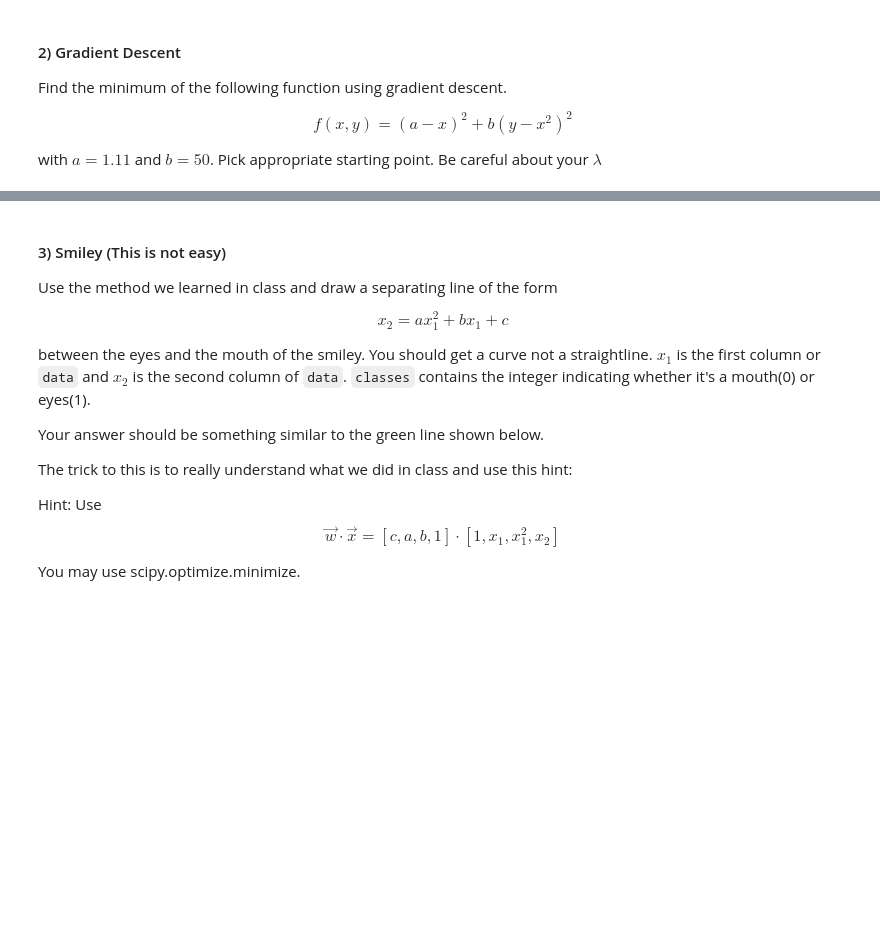
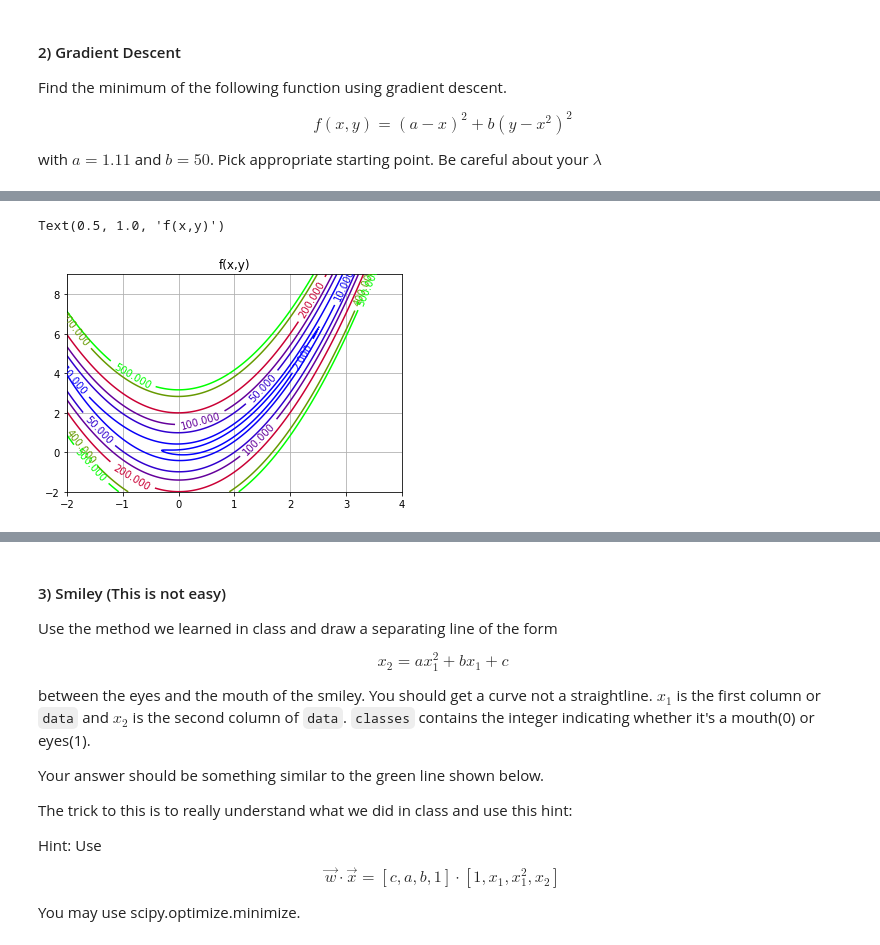
Before and after one commit to sirinnear/num-meth, a Jupyter notebook: Assignments/Homework-5/Homework 5 Gradient Descent.ipynb, the cells around one changed output, grey strips where cells are left out. Cells and saved outputs as stored; diff of their text form; code cells hidden in the pictures; blank space fills up the shorter version.

```diff
--- a/Assignments/Homework-5/Homework 5 Gradient Descent.ipynb
+++ b/Assignments/Homework-5/Homework 5 Gradient Descent.ipynb
@@ -113,0 +163,22 @@ with $a=1.11$ and $b=50$. Pick appropriate starting point. Be careful about your
+# %%
+nx = 300
+ny = 300
+
+x = np.linspace(-2,4,nx)
+y = np.linspace(-2,9,ny)
+xgrid, ygrid = np.meshgrid(x, y)
+#print ygrid
+uz = np.zeros((nx,ny))
+
+for ix in range(nx):
+    for iy in range(ny):
+        xx = x[ix]
+        yy = y[iy]
+        uz[iy,ix] = f(xx,yy) ##<<<<<<This is not a typo: [iy,ix]
+ucs = plt.contour(x, y, uz, [2,10,50,100,200,400,500], cmap=plt.cm.brg)
+plt.clabel(ucs, inline=1, fontsize=10)
+plt.grid()
+plt.title('f(x,y)')
+# %% [output]
+Text(0.5, 1.0, 'f(x,y)')
+[figure, added]
```
Also changed, not shown: parts of 25 cells of this notebook, 6 other files.
